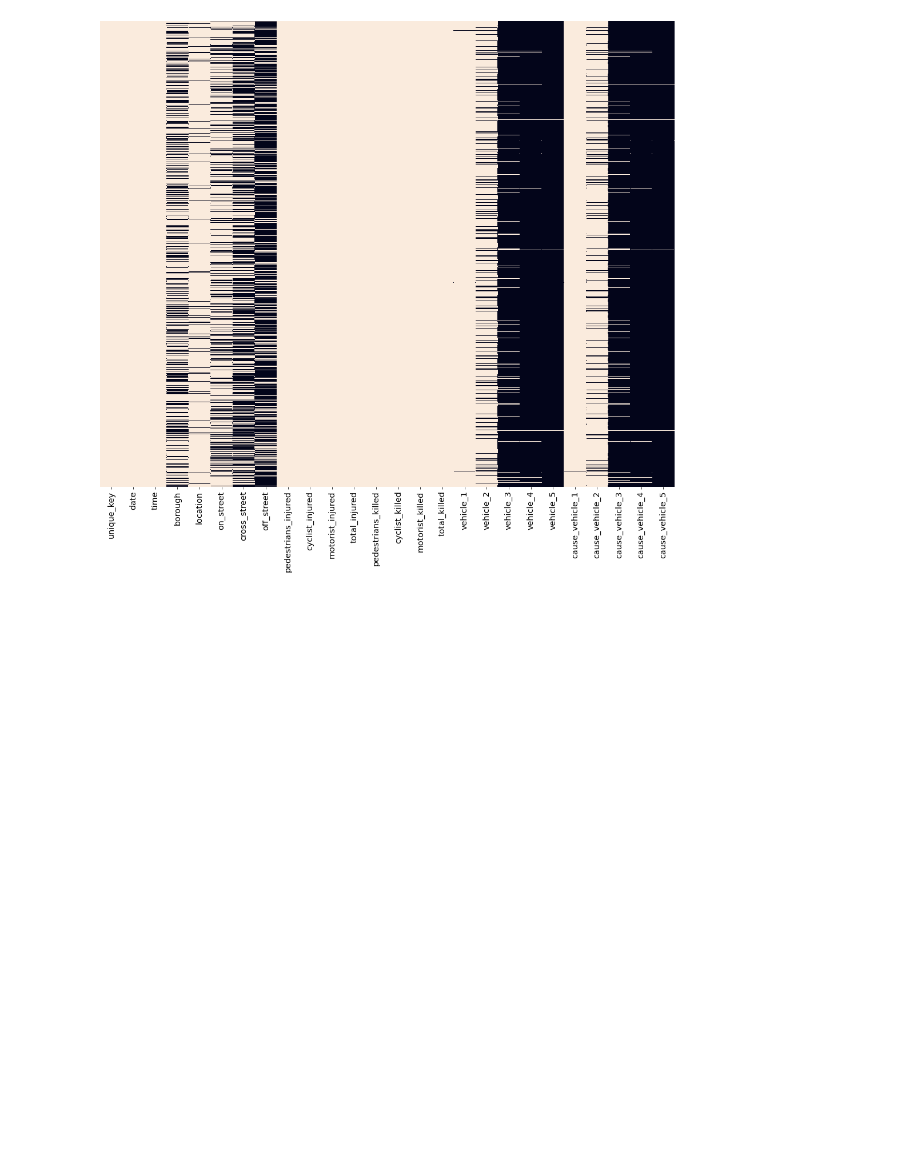
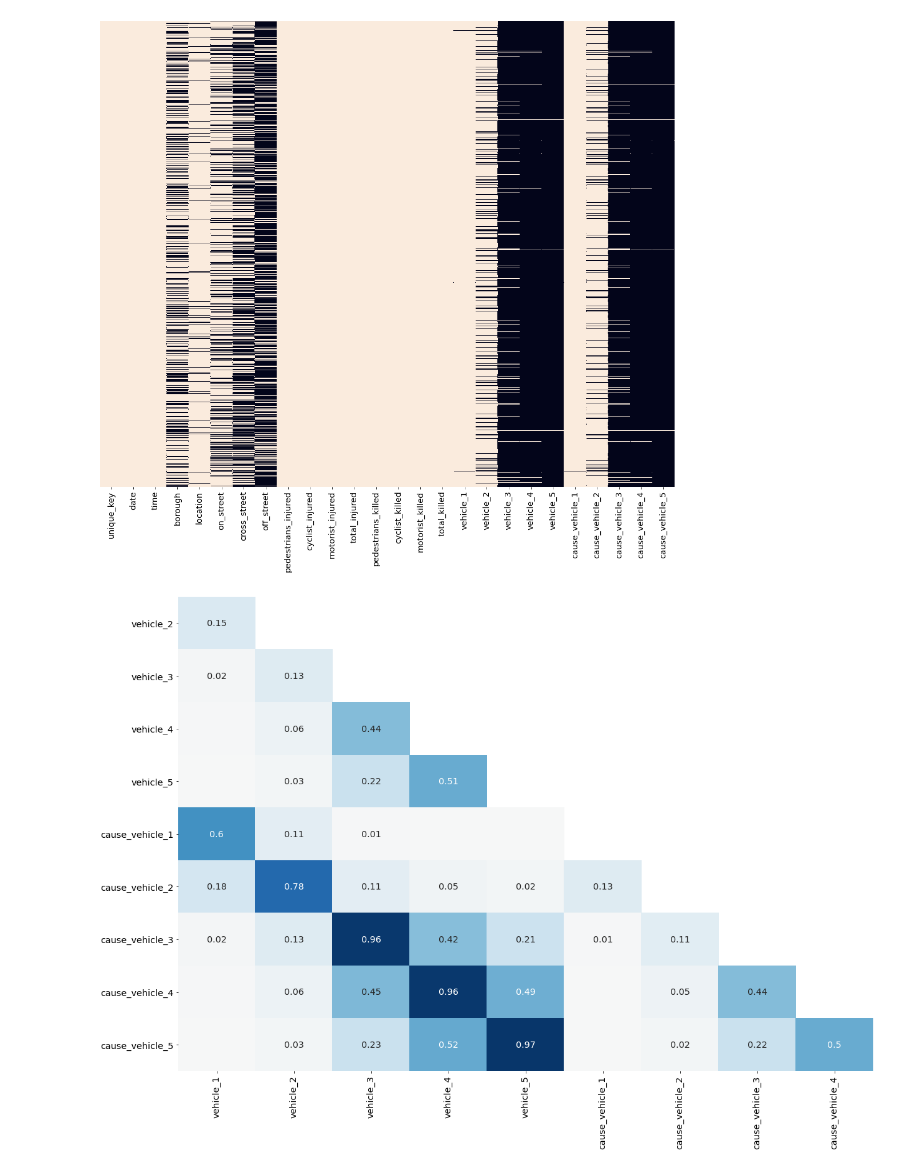
Before and after one commit to AsirShahid/Data-Scientist-in-Python-DataQuest, a Jupyter notebook: Data Cleaning/Data Cleaning in Python: Advanced/Working with Missing Data/Working with Missing Data.ipynb, the cells around one changed output. Drawn from its saved outputs; the diff is of its cells as text; code cells hidden in the pictures; blank space fills up the shorter version.

```diff
--- a/Data Cleaning/Data Cleaning in Python: Advanced/Working with Missing Data/Working with Missing Data.ipynb
+++ b/Data Cleaning/Data Cleaning in Python: Advanced/Working with Missing Data/Working with Missing Data.ipynb
@@ -100,30 +100,34 @@ import seaborn as sns
 def plot_null_correlations(df):
     # create a correlation matrix only for columns with at least
     # one missing value
     cols_with_missing_vals = df.columns[df.isnull().sum() > 0]
     missing_corr = df[cols_with_missing_vals].isnull().corr()
 
     # create a mask to avoid repeated values and make
     # the plot easier to read
     missing_corr = missing_corr.iloc[1:, :-1]
     mask = np.triu(np.ones_like(missing_corr), k=1)
 
     # plot a heatmap of the values
     plt.figure(figsize=(20,14))
     ax = sns.heatmap(missing_corr, vmin=-1, vmax=1, cbar=False,
                      cmap='RdBu', mask=mask, annot=True)
 
     # format the text in the plot to make it easier to read
     for text in ax.texts:
         t = float(text.get_text())
         if -0.05 < t < 0.01:
             text.set_text('')
         else:
             text.set_text(round(t, 2))
         text.set_fontsize('x-large')
     plt.xticks(rotation=90, size='x-large')
     plt.yticks(rotation=0, size='x-large')
 
     plt.show()
 
 vehicles=[col for col in mvc.columns if "vehicle" in col]
+
+plot_null_correlations(mvc[vehicles])
+# %% [output]
+[figure, added]
```
Also changed, not shown: parts of 16 cells of this notebook.
